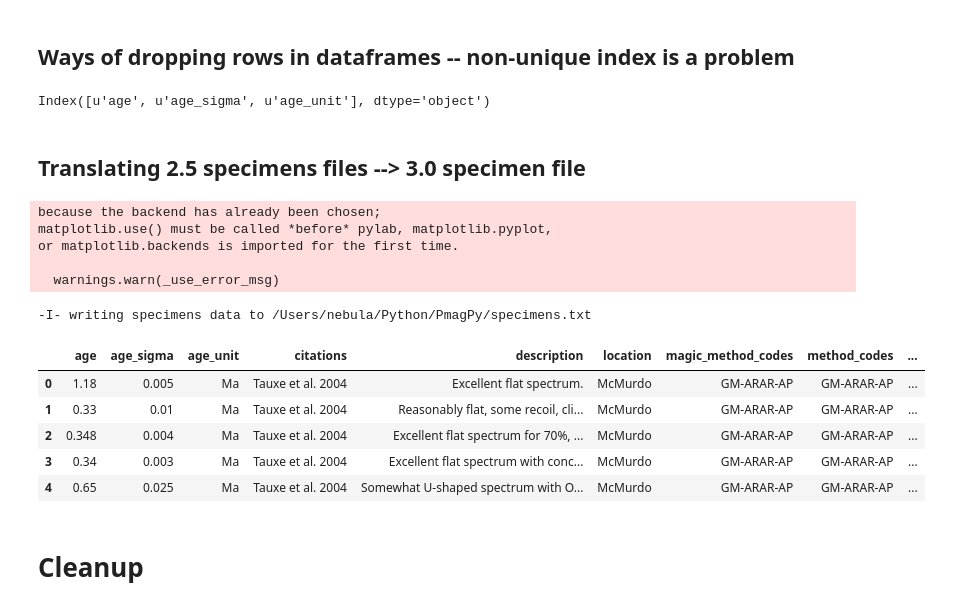
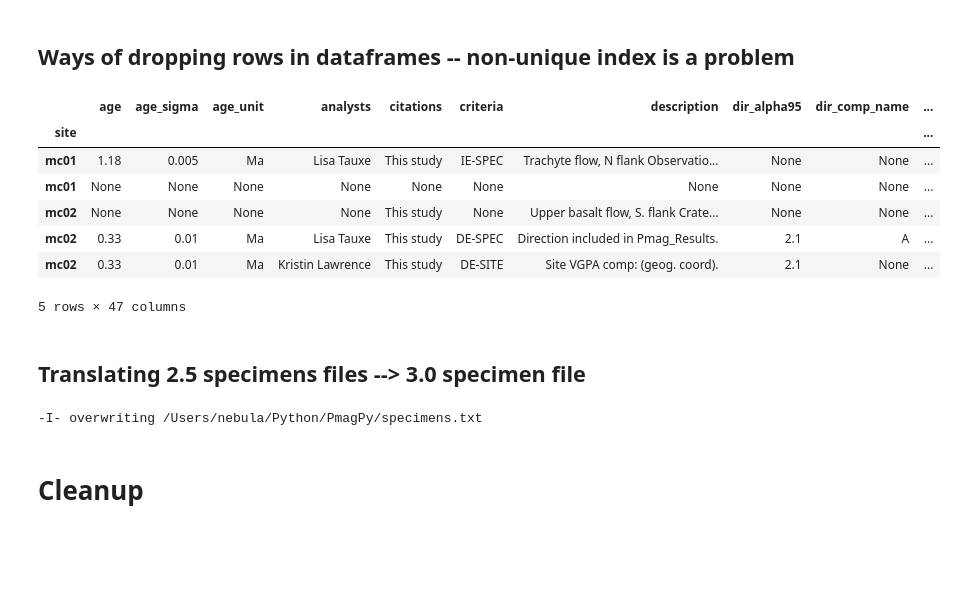
Before and after one commit to PmagPy/PmagPy, a Jupyter notebook: Intro to MagIC Contributions.ipynb, the cells around one changed output. Drawn from its saved outputs; the diff is of its cells as text; code cells hidden in the pictures; blank space fills up the shorter version.

```diff
--- a/Intro to MagIC Contributions.ipynb
+++ b/Intro to MagIC Contributions.ipynb
@@ -427,51 +423,62 @@ con.tables
 # %% [markdown]
 ## Ways of dropping rows in dataframes -- non-unique index is a problem
 # %%
-
+site_container = con.tables['sites']
 site_df = con.tables['sites'].df
 #thingee = set([0, 4])
 #site_df.index[list(thingee)]
 
 to_drop = [0, 4]
 #site_df.drop(site_df.iloc[list(thingee)], inplace=True)
 # this doesn't work, because it drops extra values with the same index value (mc01)
 #site_df.drop(to_drop, inplace=True)
 
 # this works
 df = site_df.iloc[sorted(set(range(len(site_df))) - set([0, 4]))]
 
 # this works
 df = site_df.iloc[[i for i in range(len(site_df)) if i not in to_drop]]
 
 # this works
 site_df = site_df.reset_index(drop=True).drop(to_drop).set_index('site')
 site_df.columns[site_df.columns.str.contains('age')]
 site_df.columns[site_df.columns.str.contains("age($|_).*")]
+
+
+# Solution in new_builder:
+site_container.delete_row(1)
+site_container.delete_row(1).head()
 # %% [output]
+|  | age | age_sigma | age_unit | analysts | citations | criteria | description | dir_alpha95 | dir_comp_name | ... |
+| site |  |  |  |  |  |  |  |  |  | ... |
+| mc01 | 1.18 | 0.005 | Ma | Lisa Tauxe | This study | IE-SPEC | Trachyte flow, N flank Observatio... | None | None | ... |
+| mc01 | None | None | None | None | None | None | None | None | None | ... |
+| mc02 | None | None | None | None | This study | None | Upper basalt flow, S. flank Crate... | None | None | ... |
+| mc02 | 0.33 | 0.01 | Ma | Lisa Tauxe | This study | DE-SPEC | Direction included in Pmag_Results. | 2.1 | A | ... |
+| mc02 | 0.33 | 0.01 | Ma | Kristin Lawrence | This study | DE-SITE | Site VGPA comp: (geog. coord). | 2.1 | None | ... |
-Index([u'age', u'age_sigma', u'age_unit'], dtype='object')
+5 rows × 47 columns
 # %% [markdown]
 ## Translating 2.5 specimens files --> 3.0 specimen file
 # %%
 import SPD.mapping.map_magic as mm
 reload(mm)
-import programs.new_builder as nb
 reload(nb)
 wdir = os.path.join(os.getcwd(), "3_0", "McMurdo2.5")
 
 # read in er_ data & make DataFrame
-data1, dtype = pmag.magic_read(os.path.join(wdir, 'er_specimens.txt'))
-d1 = pd.DataFrame(data1)
-d1.index = d1['er_specimen_name']
+er_data, dtype = pmag.magic_read(os.path.join(wdir, 'er_specimens.txt'))
+er_df = pd.DataFrame(er_data)
+er_df.index = er_df['er_specimen_name']
 # read in pmag_ data & make DataFrame
-data2, dtype2 = pmag.magic_read(os.path.join(wdir, 'pmag_specimens.txt'))
-d2 = pd.DataFrame(data2)
-d2.index = d2['er_specimen_name']
+pmag_data, dtype2 = pmag.magic_read(os.path.join(wdir, 'pmag_specimens.txt'))
+pmag_df = pd.DataFrame(pmag_data)
+pmag_df.index = pmag_df['er_specimen_name']
 # combine the two Dataframes
-d3 = pd.concat([d1, d2])
+full_df = pd.concat([er_df, pmag_df])
 # sort the DataFrame so that all records from one specimen are together
-d3.sort_index(inplace=True)
+full_df.sort_index(inplace=True)
 # fix the column names
-col_names = d3.columns
+col_names = full_df.columns
 #  change column names if needed
 mapped_col_names = []
 for col in col_names:
@@ -482,31 +489,14 @@ for col in col_names:
         mapped_col_names.append(col)
 
 # apply changed column names to DataFrame
-d3.columns = mapped_col_names
-d3.head()
+full_df.columns = mapped_col_names
+full_df.head()
 # create a MagicDataFrame object, providing the dataframe and the data type
-spec_df = nb.MagicDataFrame(dtype='specimens', df=d3)
+spec_df = nb.MagicDataFrame(dtype='specimens', df=full_df)
 # write out the data to file
 spec_df.write_magic_file()
 # %% [output]
-because the backend has already been chosen;
-matplotlib.use() must be called *before* pylab, matplotlib.pyplot,
-or matplotlib.backends is imported for the first time.
-
-  warnings.warn(_use_error_msg)
+-I- overwriting /Users/nebula/Python/PmagPy/specimens.txt
--I- writing specimens data to /Users/nebula/Python/PmagPy/specimens.txt
-# %%
-reload(nb)
-con = nb.Contribution(os.path.join(os.getcwd(), '3_0', 'McMurdo'))
-
-con.tables['ages'].df.head()
-# %% [output]
-|  | age | age_sigma | age_unit | citations | description | location | magic_method_codes | method_codes | ... |
-| 0 | 1.18 | 0.005 | Ma | Tauxe et al. 2004 | Excellent flat spectrum. | McMurdo | GM-ARAR-AP | GM-ARAR-AP | ... |
-| 1 | 0.33 | 0.01 | Ma | Tauxe et al. 2004 | Reasonably flat, some recoil, cli... | McMurdo | GM-ARAR-AP | GM-ARAR-AP | ... |
-| 2 | 0.348 | 0.004 | Ma | Tauxe et al. 2004 | Excellent flat spectrum for 70%, ... | McMurdo | GM-ARAR-AP | GM-ARAR-AP | ... |
-| 3 | 0.34 | 0.003 | Ma | Tauxe et al. 2004 | Excellent flat spectrum with conc... | McMurdo | GM-ARAR-AP | GM-ARAR-AP | ... |
-| 4 | 0.65 | 0.025 | Ma | Tauxe et al. 2004 | Somewhat U-shaped spectrum with O... | McMurdo | GM-ARAR-AP | GM-ARAR-AP | ... |
 # %% [markdown]
 # Cleanup
 # %%
```
Also changed, not shown: parts of 3 cells of this notebook, 1 other file.
